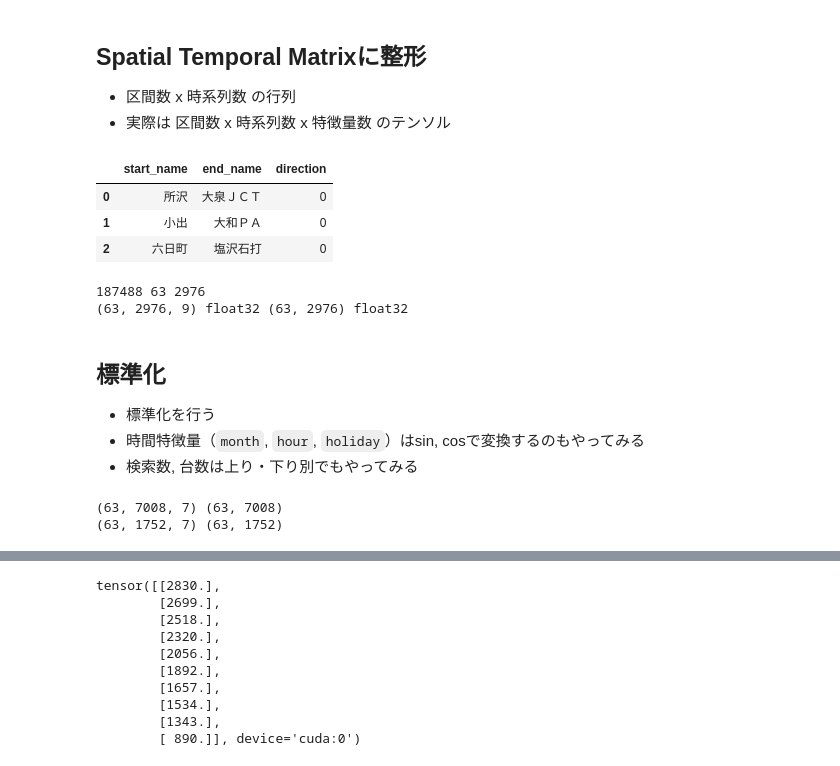
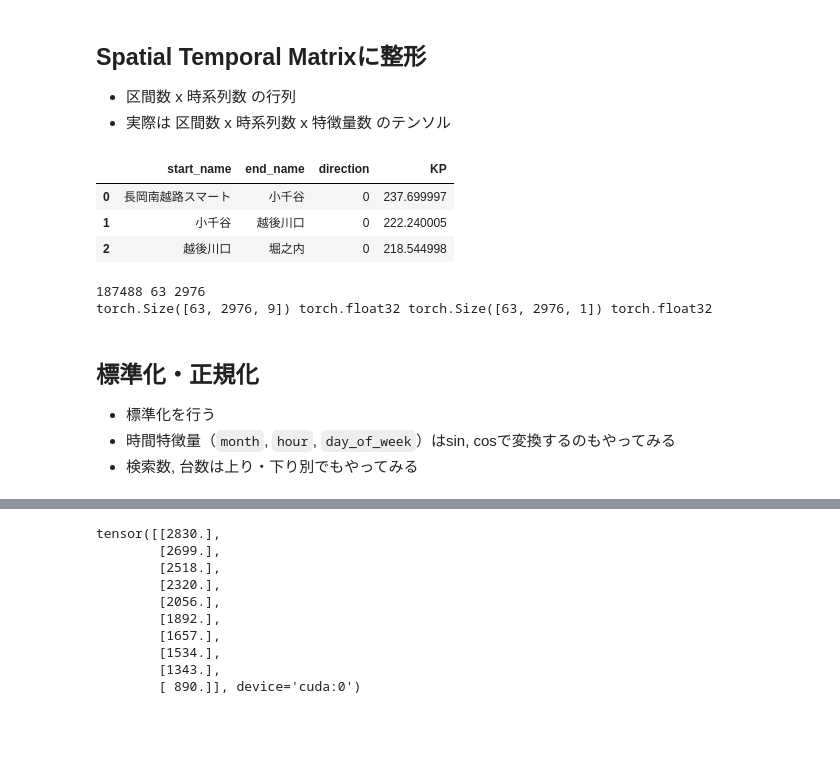
Before and after one commit to mitk23/traffic-search, a Jupyter notebook: src/lstm_cars_1day.ipynb, the cells around one changed output, grey strips where cells are left out. Cells and saved outputs as stored; diff of their text form; code cells hidden in the pictures; blank space fills up the shorter version.

```diff
--- a/src/lstm_cars_1day.ipynb
+++ b/src/lstm_cars_1day.ipynb
@@ -179,13 +166,17 @@ feature_col = time_col + section_col + search_col + traffic_col
 target_col = 'allCars'
 # %%
 # 区間情報を管理するためのテーブルを作成
-sec_table = df_test[['start_name', 'end_name', 'direction']].drop_duplicates()
+sec_table = df_test[['start_name', 'end_name', 'direction', 'KP']].drop_duplicates()
+# 区間順にソート
+sort_f = lambda g: g.sort_values('KP', ascending=(g.name == 1))
+sec_table = sec_table.groupby('direction').apply(sort_f).reset_index(drop=True)
+
 sec_table.head(3)
 # %% [output]
-|  | start_name | end_name | direction |
-| 0 | 所沢 | 大泉ＪＣＴ | 0 |
-| 1 | 小出 | 大和ＰＡ | 0 |
-| 2 | 六日町 | 塩沢石打 | 0 |
+|  | start_name | end_name | direction | KP |
+| 0 | 長岡南越路スマート | 小千谷 | 0 | 237.699997 |
+| 1 | 小千谷 | 越後川口 | 0 | 222.240005 |
+| 2 | 越後川口 | 堀之内 | 0 | 218.544998 |
 # %%
 # データ数
 N = df_test.shape[0]
@@ -199,25 +190,25 @@ print(N, N_sec, N_period)
 D = len(feature_col)
 
 # 行列を準備
-X = np.empty((N_sec, N_period, D), dtype=np.float32)
-y = np.empty((N_sec, N_period), dtype=np.float32)
+X = torch.empty((N_sec, N_period, D), dtype=torch.float32)
+y = torch.empty((N_sec, N_period, 1), dtype=torch.float32)
 
 # 行列に区間ごとに値を入れていく
-for sec_id, (s_name, e_name, direction) in sec_table.iterrows():
+for sec_id, (s_name, e_name, direction, _) in sec_table.iterrows():
     query = f'start_name == "{s_name}" & end_name == "{e_name}" & direction == {direction}'
     df_sec = df_test.query(query)
 
     data = df_sec.loc[:, feature_col]
     target = df_sec.loc[:, target_col]
-    X[sec_id] = data.values
-    y[sec_id] = target.values
+    X[sec_id] = torch.from_numpy(data.values)
+    y[sec_id, :, 0] = torch.from_numpy(target.values)
 
 print(X.shape, X.dtype, y.shape, y.dtype)
 # %% [output]
 187488 63 2976
-(63, 2976, 9) float32 (63, 2976) float32
+torch.Size([63, 2976, 9]) torch.float32 torch.Size([63, 2976, 1]) torch.float32
 # %% [markdown]
-## 標準化
+## 標準化・正規化
 - 標準化を行う
-- 時間特徴量（`month`, `hour`, `holiday`）はsin, cosで変換するのもやってみる
+- 時間特徴量（`month`, `hour`, `day_of_week`）はsin, cosで変換するのもやってみる
 - 検索数, 台数は上り・下り別でもやってみる
@@ -233,12 +214,0 @@ X_norm = (X - X_mean) / X_std
-# %%
-# train, validに分割
-train_ratio = 0.8
-ind_split = int(X_norm.shape[1] * train_ratio)
-X_train, X_val = X_norm[:, :ind_split], X_norm[:, ind_split:]
-y_train, y_val = y[:, :ind_split], y[:, ind_split:]
-
-print(X_train.shape, y_train.shape)
-print(X_val.shape, y_val.shape)
-# %% [output]
-(63, 7008, 7) (63, 7008)
-(63, 1752, 7) (63, 1752)
```
Also changed, not shown: parts of 26 cells of this notebook, 7 other files.
